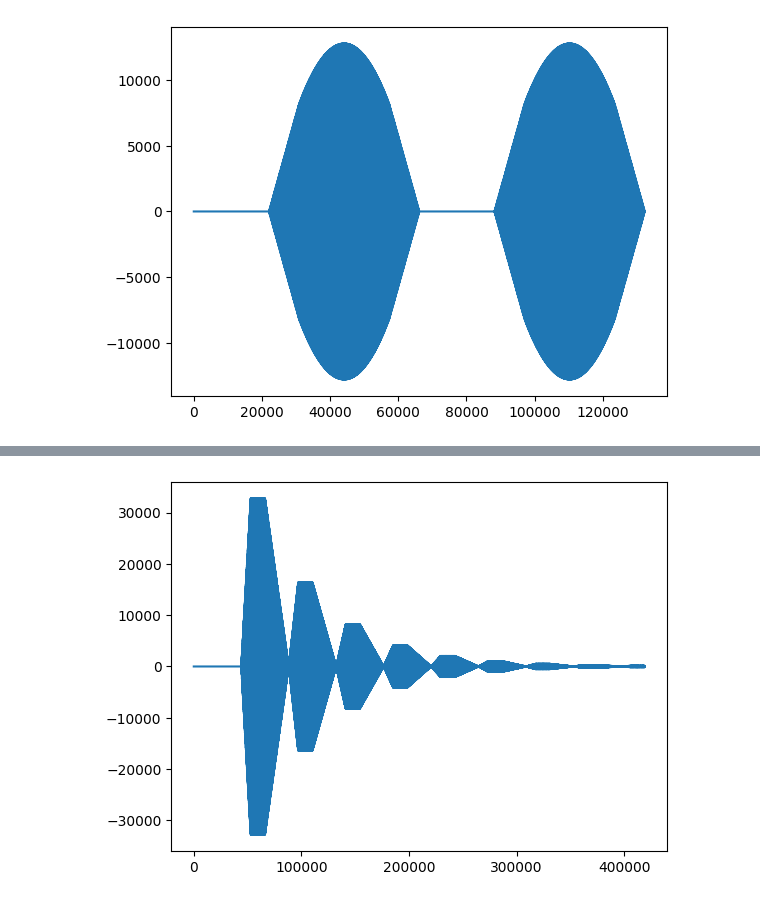
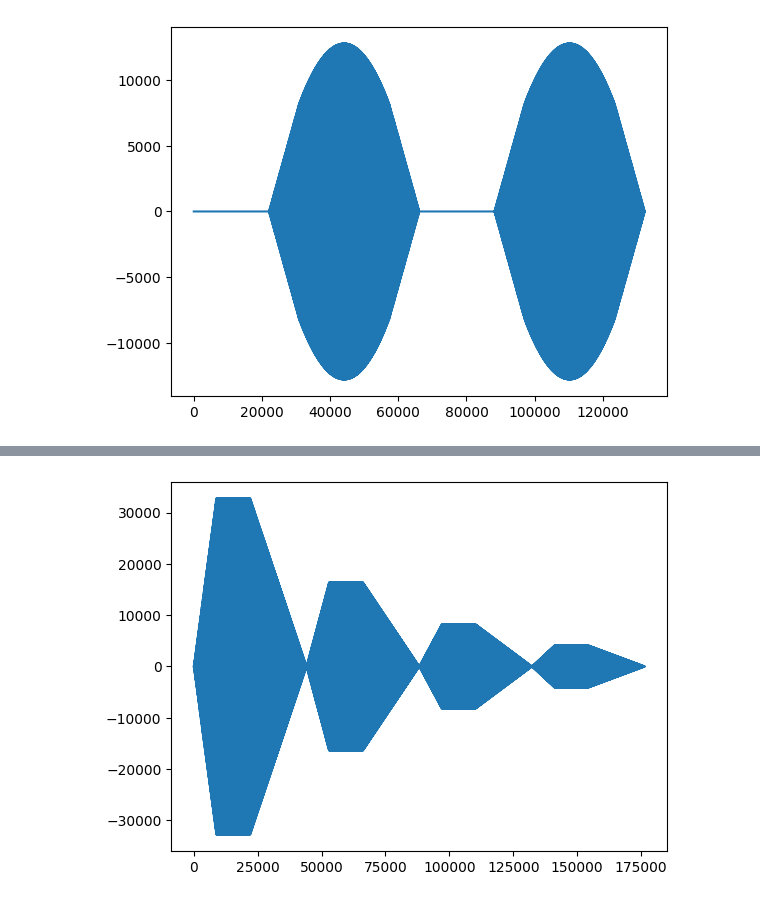
Before and after one commit to agus-fshr/assd-tp-2, a Jupyter notebook: backend/effects/prueba efectos.ipynb, the cells around one changed output, grey strips where cells are left out. Saved outputs shown, nothing was run; the diff lists cells and outputs as text; code cells hidden in the pictures.

Commit message:
Echo update: repeticiones

```diff
--- a/backend/effects/prueba efectos.ipynb
+++ b/backend/effects/prueba efectos.ipynb
@@ -7,11 +7,11 @@ from pydub.generators import Sine
 
 x = [1,0,0,0,1,0,0]
 
-def echo(x, atenuation , delay):
+def echo(x, atenuation , delay, duration):
 
     delay = int(delay) + 1
     x_new = np.append(np.zeros(delay), x)
-    x_new = np.append(x_new, np.zeros(int(1.5*atenuation*10*delay)))
+    x_new = np.append(x_new, np.zeros(int(duration*delay)))
     y = np.zeros(len(x_new)+delay)
     for i in range(delay, len(y)):
         y[i] = x_new[i-delay] + y[i - delay]*atenuation
@@ -22,7 +22,7 @@ def echo(x, atenuation , delay):
 print("cada segundo es un elemento del arreglo")
 #print("out", echo(x, 0.5,2))
 plt.plot(x)
-plt.plot(echo(x, 0.5,8), "--")
+plt.plot(echo(x, 0.5,8,2), "--")
 
 plt.legend(['original', 'echo'])
 # %% [output]
@@ -111,32 +111,32 @@ tone = Sine(frequency).to_audio_segment(duration=duration_ms)
 fade_in_duration_ms = 200
 tone = tone.fade_in(fade_in_duration_ms)
 
 # Aplicar un efecto de desvanecimiento al final del sonido
 fade_duration_ms = 500  # La duración del desvanecimiento es igual a la duración total del sonido
 tone = tone.fade_out(fade_duration_ms)
 
 # Acceder al arreglo de datos de audio
 samples = tone.get_array_of_samples()
 
 # Convertir a un objeto numpy.array y realizar modificaciones
 # samples_np = np.array(samples, dtype=np.float32)
 
 #la señal dura 3 segundos
 
-samples_np = echo(samples, 0.5, 1*44100)
+samples_np = echo(samples, 0.5, 1*44100, 3)
 plt.plot(samples_np)
 
 #reproducir el arreglo de datos de audio editado
 
 #exporto el array como .wav
 
 # Convertir el arreglo de numpy a int16
 samples_np_int16 = (samples_np).astype(np.int16)
 
 # Exportar el arreglo como un archivo .wav
 wav.write("samples_np.wav", tone.frame_rate, samples_np_int16)
 
 Audio(samples_np, rate=tone.frame_rate)
 # %% [output]
 [interactive output not drawn]
-[figure, old version]
+[figure, new version]
```
Also changed, not shown: parts of 1 cell of this notebook, 1 other file.
